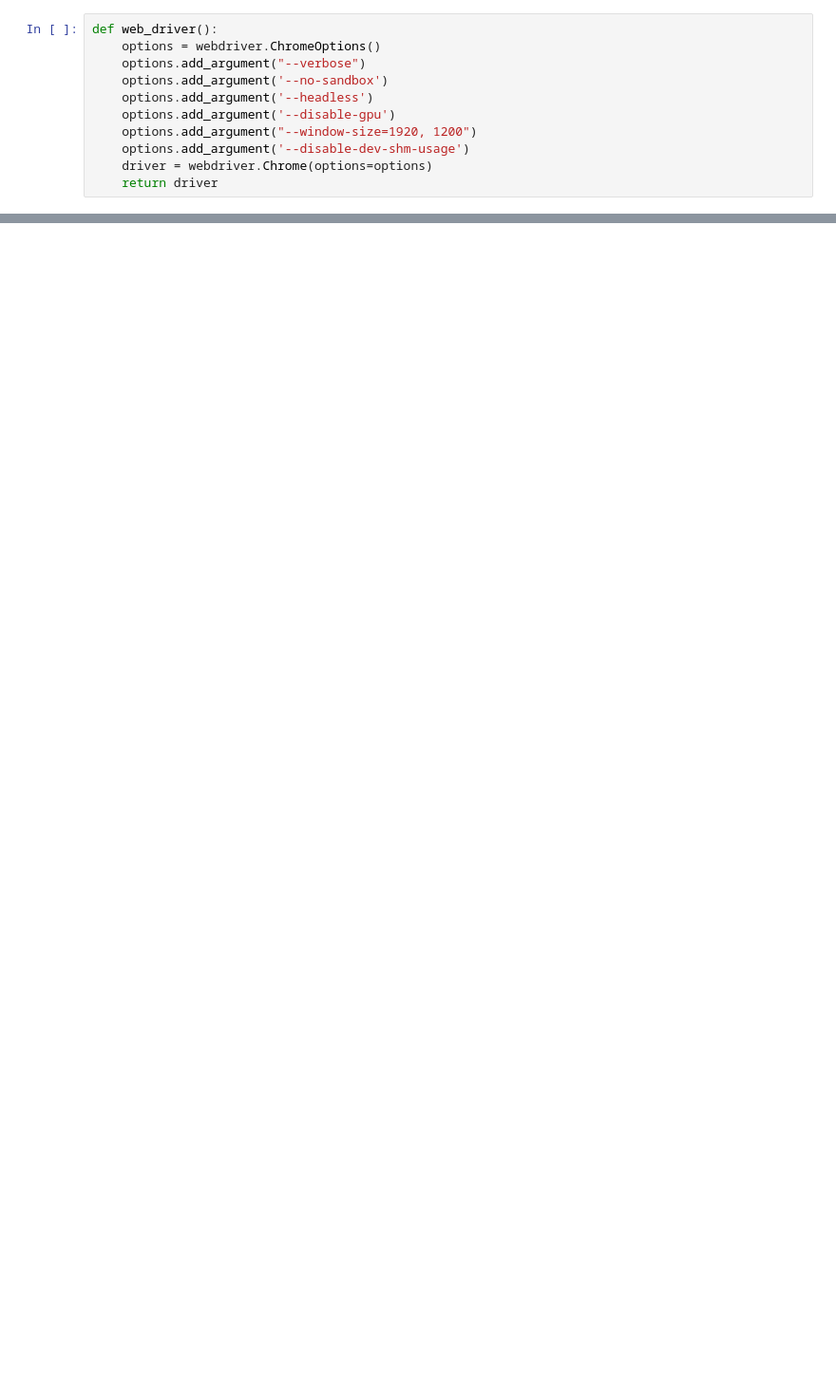
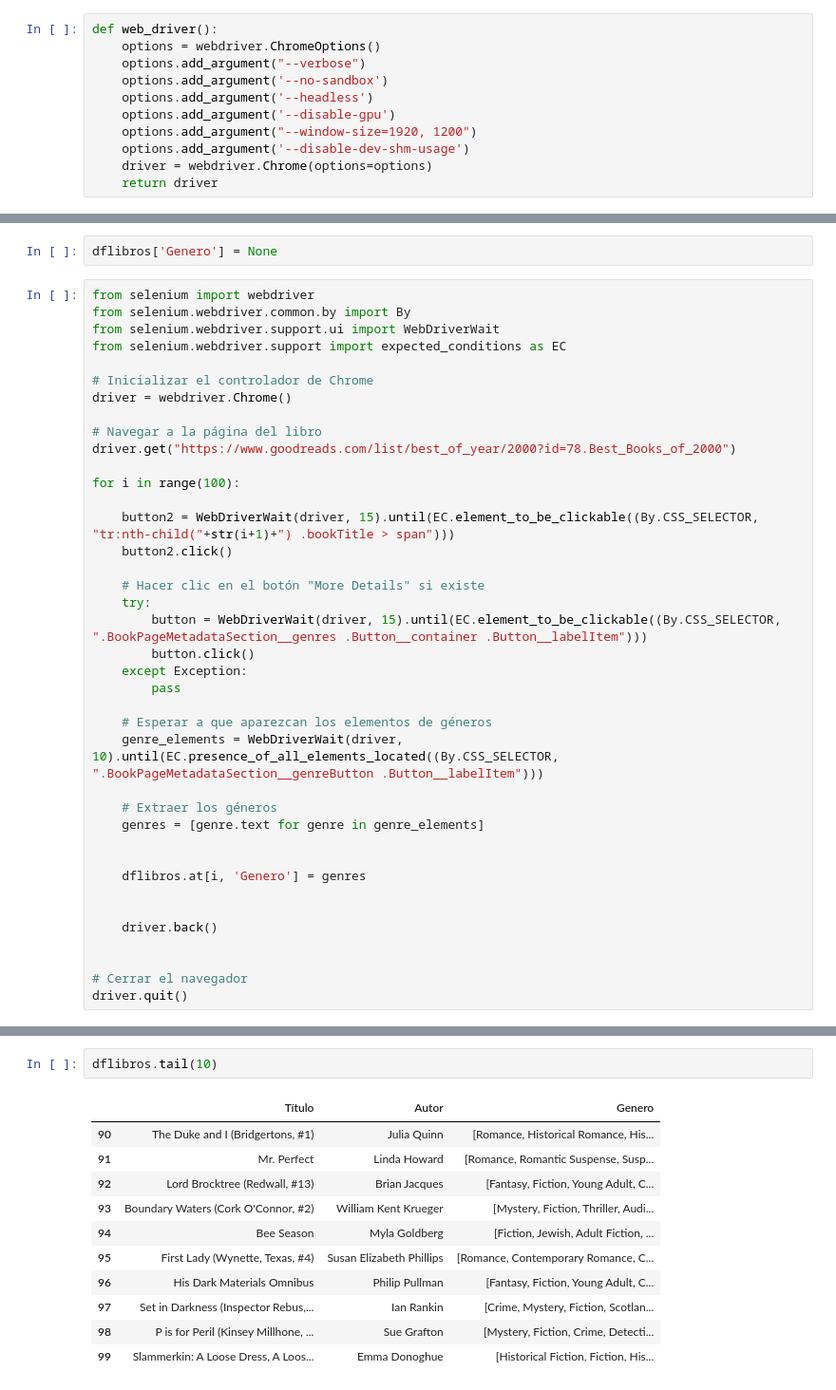
Before and after one commit to sebasfire3/Book-Crossing-, a Jupyter notebook: src/Goodreads_alumnes(1).ipynb, the cells around one changed output, grey strips where cells are left out. Shown: that part at 95% size. Drawn from its saved outputs; the diff is of its cells as text; blank space fills up the shorter version.

```diff
--- a/src/Goodreads_alumnes(1).ipynb
+++ b/src/Goodreads_alumnes(1).ipynb
@@ -91,0 +408,41 @@ print(time.time()-init_time)
+# %%
+dflibros['Genero'] = None
+# %%
+from selenium import webdriver
+from selenium.webdriver.common.by import By
+from selenium.webdriver.support.ui import WebDriverWait
+from selenium.webdriver.support import expected_conditions as EC
+
+# Inicializar el controlador de Chrome
+driver = webdriver.Chrome()
+
+# Navegar a la página del libro
+driver.get("https://www.goodreads.com/list/best_of_year/2000?id=78.Best_Books_of_2000")
+
+for i in range(100):
+
+    button2 = WebDriverWait(driver, 15).until(EC.element_to_be_clickable((By.CSS_SELECTOR, "tr:nth-child("+str(i+1)+") .bookTitle > span")))
+    button2.click()
+
+    # Hacer clic en el botón "More Details" si existe
+    try:
+        button = WebDriverWait(driver, 15).until(EC.element_to_be_clickable((By.CSS_SELECTOR, ".BookPageMetadataSection__genres .Button__container .Button__labelItem")))
+        button.click()
+    except Exception:
+        pass
+
+    # Esperar a que aparezcan los elementos de géneros
+    genre_elements = WebDriverWait(driver, 10).until(EC.presence_of_all_elements_located((By.CSS_SELECTOR, ".BookPageMetadataSection__genreButton .Button__labelItem")))
+
+    # Extraer los géneros
+    genres = [genre.text for genre in genre_elements]
+
+
+    dflibros.at[i, 'Genero'] = genres
+
+
+    driver.back()
+
+
+# Cerrar el navegador
+driver.quit()
@@ -91,0 +482,14 @@ print(time.time()-init_time)
+# %%
+dflibros.tail(10)
+# %% [output]
+|  | Título | Autor | Genero |
+| 90 | The Duke and I (Bridgertons, #1) | Julia Quinn | [Romance, Historical Romance, His... |
+| 91 | Mr. Perfect | Linda Howard | [Romance, Romantic Suspense, Susp... |
+| 92 | Lord Brocktree (Redwall, #13) | Brian Jacques | [Fantasy, Fiction, Young Adult, C... |
+| 93 | Boundary Waters (Cork O'Connor, #2) | William Kent Krueger | [Mystery, Fiction, Thriller, Audi... |
+| 94 | Bee Season | Myla Goldberg | [Fiction, Jewish, Adult Fiction, ... |
+| 95 | First Lady (Wynette, Texas, #4) | Susan Elizabeth Phillips | [Romance, Contemporary Romance, C... |
+| 96 | His Dark Materials Omnibus | Philip Pullman | [Fantasy, Fiction, Young Adult, C... |
+| 97 | Set in Darkness (Inspector Rebus,... | Ian Rankin | [Crime, Mystery, Fiction, Scotlan... |
+| 98 | P is for Peril (Kinsey Millhone, ... | Sue Grafton | [Mystery, Fiction, Crime, Detecti... |
+| 99 | Slammerkin: A Loose Dress, A Loos... | Emma Donoghue | [Historical Fiction, Fiction, His... |
```
Also changed, not shown: parts of 23 cells of this notebook, 2 other files.
